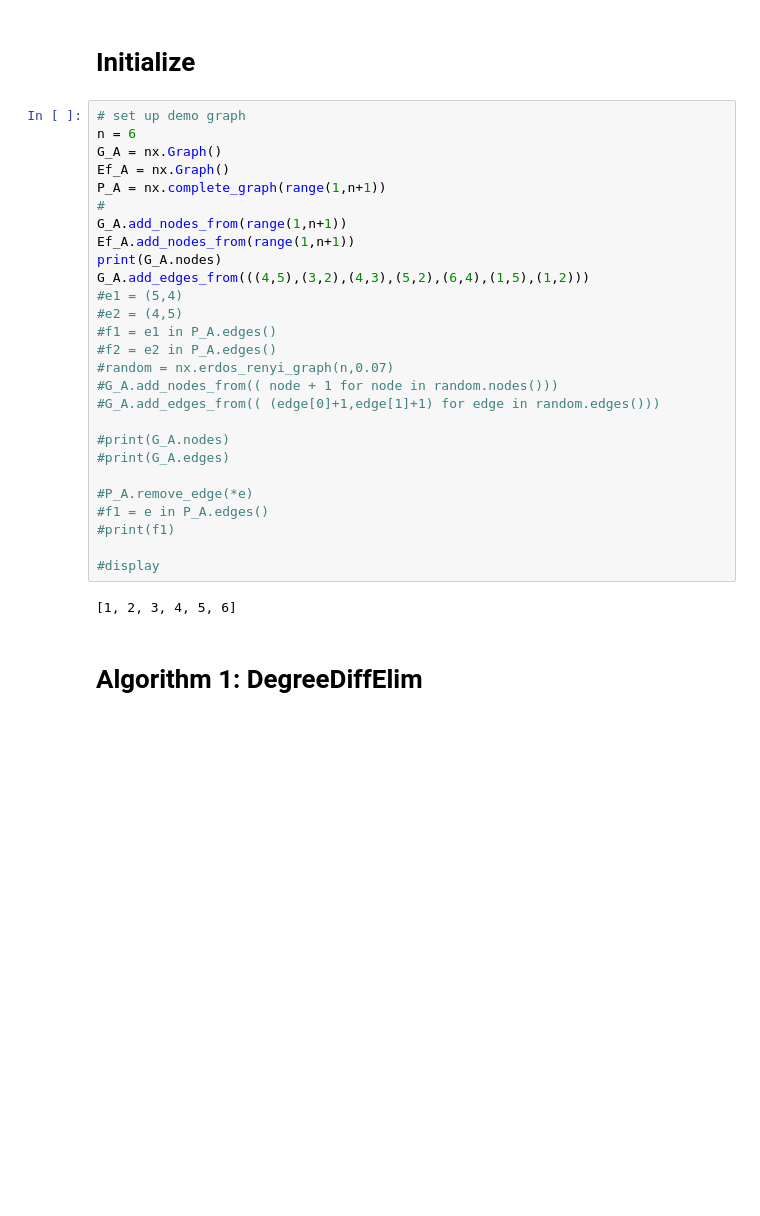
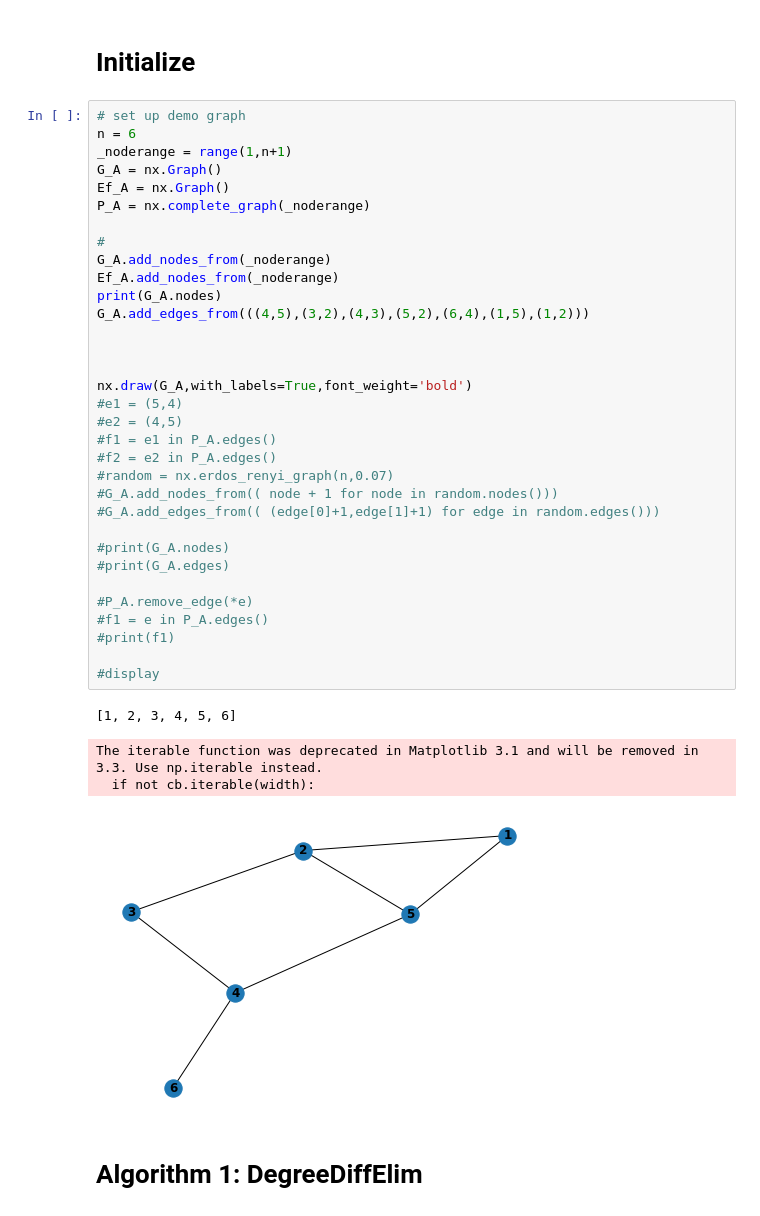
Before and after one commit to hhicks13/benchmarking-dasg, a Jupyter notebook: kas-benchmark.ipynb, the cells around one changed output. Drawn from its saved outputs; the diff is of its cells as text; blank space fills up the shorter version.

```diff
--- a/kas-benchmark.ipynb
+++ b/kas-benchmark.ipynb
@@ -11,32 +13,41 @@ import matplotlib.pyplot as plt
 # %%
 # set up demo graph
 n = 6
+_noderange = range(1,n+1)
 G_A = nx.Graph()
 Ef_A = nx.Graph()
-P_A = nx.complete_graph(range(1,n+1))
+P_A = nx.complete_graph(_noderange)
+
 #
-G_A.add_nodes_from(range(1,n+1))
-Ef_A.add_nodes_from(range(1,n+1))
+G_A.add_nodes_from(_noderange)
+Ef_A.add_nodes_from(_noderange)
 print(G_A.nodes)
 G_A.add_edges_from(((4,5),(3,2),(4,3),(5,2),(6,4),(1,5),(1,2)))
+
+
+
+nx.draw(G_A,with_labels=True,font_weight='bold')
 #e1 = (5,4)
 #e2 = (4,5)
 #f1 = e1 in P_A.edges()
 #f2 = e2 in P_A.edges()
 #random = nx.erdos_renyi_graph(n,0.07)
 #G_A.add_nodes_from(( node + 1 for node in random.nodes()))
 #G_A.add_edges_from(( (edge[0]+1,edge[1]+1) for edge in random.edges()))
 
 #print(G_A.nodes)
 #print(G_A.edges)
 
 #P_A.remove_edge(*e)
 #f1 = e in P_A.edges()
 #print(f1)
 
 #display
 # %% [output]
 [1, 2, 3, 4, 5, 6]
+The iterable function was deprecated in Matplotlib 3.1 and will be removed in 3.3. Use np.iterable instead.
+  if not cb.iterable(width):
+[figure, added]
 # %% [markdown]
 # Algorithm 1: DegreeDiffElim
 # %%
```
Also changed, not shown: parts of 14 cells of this notebook.
